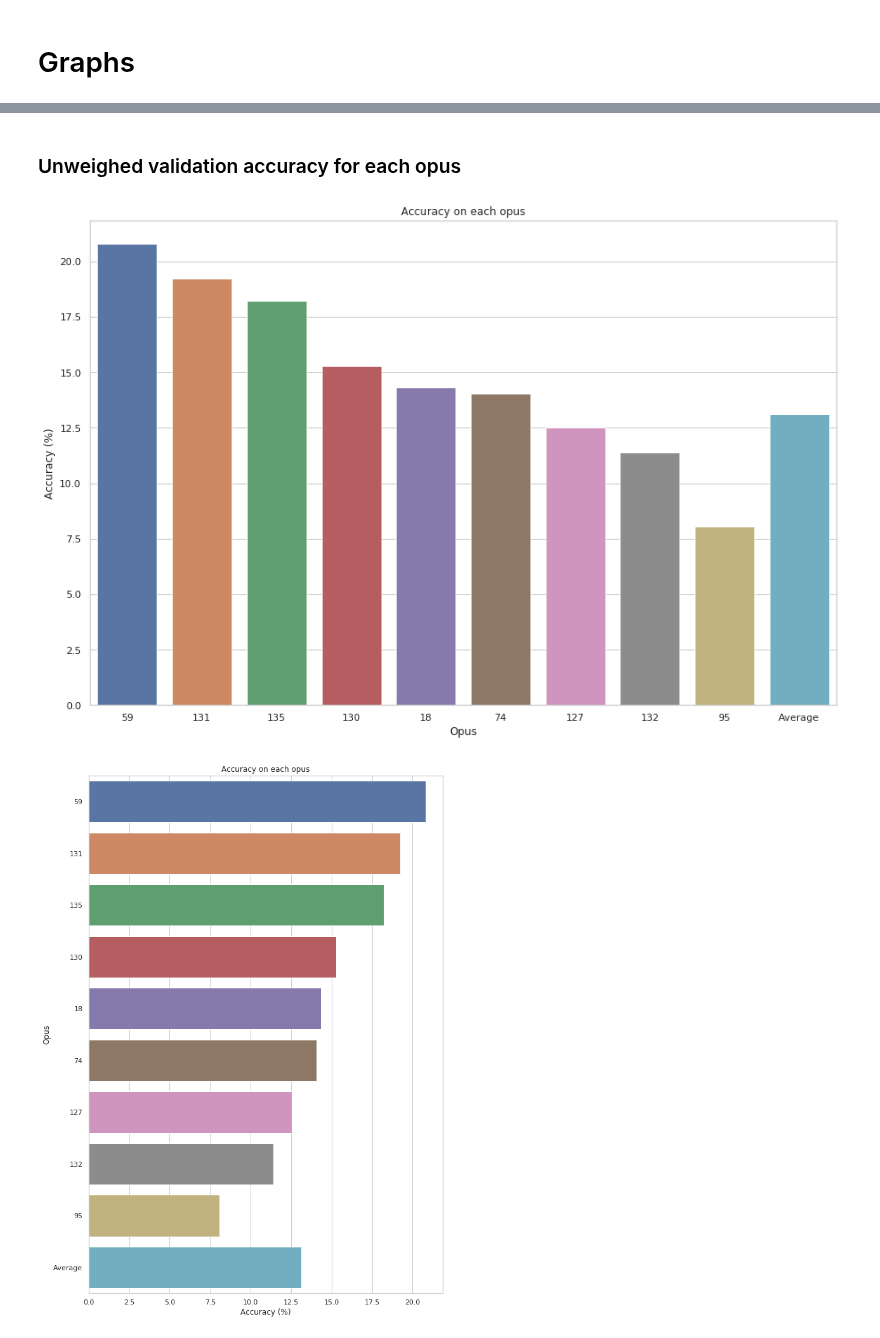
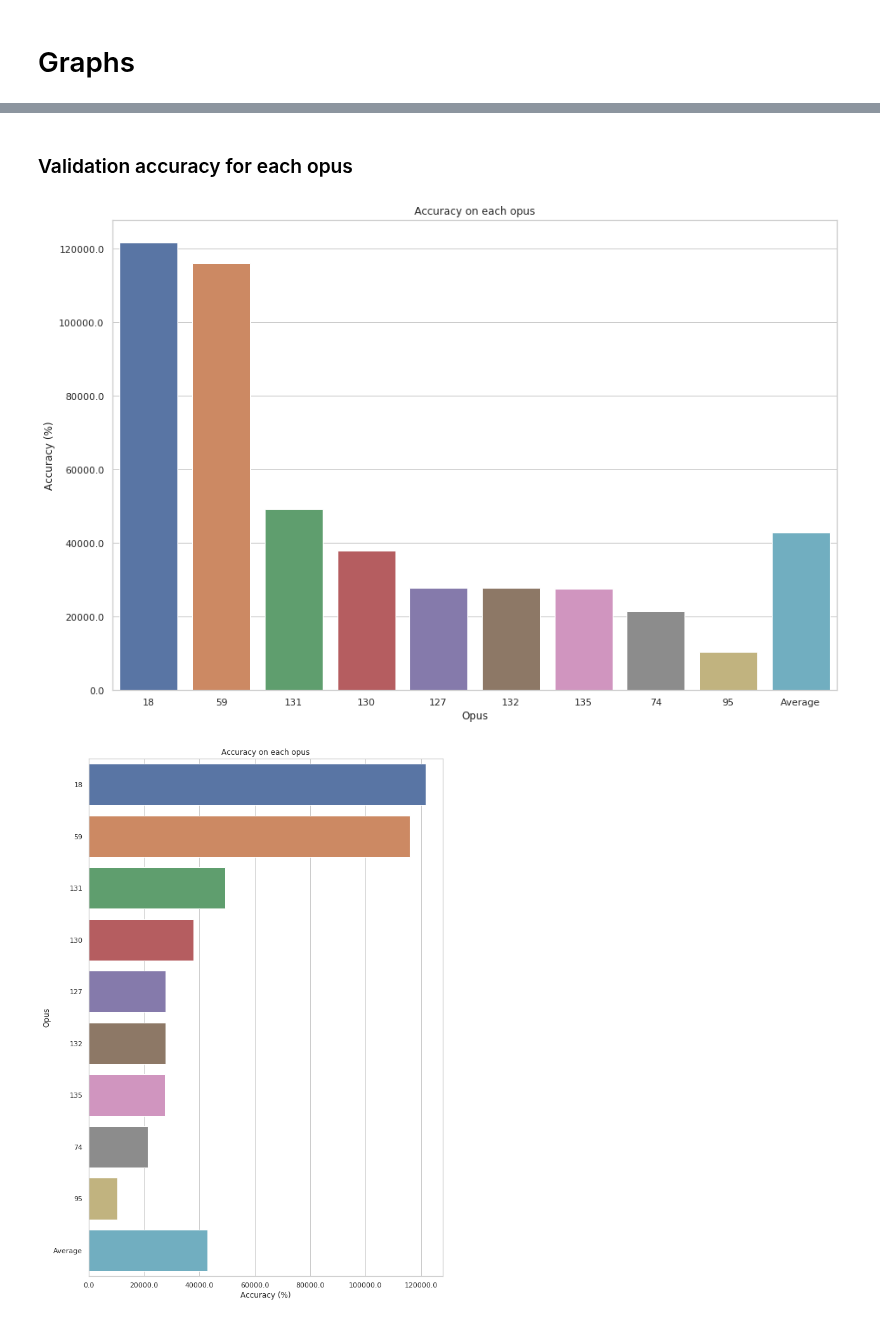
Before and after one commit to laureleo/chord-prediction, a Jupyter notebook: run-2.ipynb, the cells around one changed output, grey strips where cells are left out. Drawn from its saved outputs; the diff is of its cells as text; code cells hidden in the pictures.

Commit message:
Added naive weighing of results and correspondin graphs

```diff
--- a/run-2.ipynb
+++ b/run-2.ipynb
@@ -172,0 +174,20 @@ Done!
+# %%
+RESULTS = pd.read_csv('results/BACKUP.csv')
+for index, row in RESULTS.iterrows():
+    #Get the opus
+    opus = RESULTS.iloc[[index]].opus.values[0]
+
+    #Count the chords in it
+    weight = (data[data['op'] == opus]).shape[0]
+
+    #Multiply the metrics by the weight
+    row = RESULTS.iloc[[index]]
+    row[['val_loss', 'val_acc', 'loss', 'acc']] *= weight
+
+    #Overwrite the old data in the RESULTS
+    RESULTS.iloc[[index]] = row
+    if(index%20 == 0):
+        print("{0:.2f} percent done".format(index/RESULTS.shape[0]))
+
+print("Done!")
+pd.DataFrame.to_csv(RESULTS, './results/WEIGHED_BACKUP.csv', index=False)
@@ -175,6 +219,10 @@ Done!
 # %% [markdown]
 ### Restore result from backup
 # %%
-RESULTS = pd.read_csv('results/BACKUP.csv')
+#Select to load the weighed or the unweighed results
+#RESULTS = pd.read_csv('results/BACKUP.csv')
+RESULTS = pd.read_csv('results/WEIGHED_BACKUP.csv')
+
+#Reindex
 RESULTS = RESULTS.set_index(['reg','opus'])
 # %% [markdown]
@@ -229,7 +288,7 @@ Best score
 # %% [markdown]
-### Unweighed validation accuracy for each opus
+### Validation accuracy for each opus
 # %%
-# Select the data from the reg_value that produced the best results
+#Use the data from the reg_value that produced the best results
 best_reg = BEST.index.values[0]
 df = RESULTS.loc[best_reg]
 
@@ -241,35 +300,36 @@ for opus, fold in df.groupby(level=0):
         fold = fold.drop_duplicates(subset='val_acc')
 
         #Retrieve the scores when the val_acc was highest
-        valacc = fold[fold['val_acc'] == fold['val_acc'].max()]
+        score = fold[fold['val_acc'] == fold['val_acc'].max()]
 
         #Store
-        scores = scores.append(valacc)
+        scores = scores.append(score)
 
 #Sort scores by valacc
 scores = scores.sort_values(by='val_acc', ascending=False)
 
 #Append the average score to the individual scores
 avg = BEST.rename(index={best_reg: 'Average'})
+
 scores = scores.append(avg)
 
 sns.set_style("whitegrid")
 
 #Plot them
 fig, ax = plt.subplots(figsize=(15,10))
 sns.barplot(data=scores[['val_acc']].T)
 ax.set_title("Accuracy on each opus")
 ax.set_ylabel("Accuracy (%)")
 ax.set_xlabel("Opus")
 ax.set_yticklabels(np.around(ax.get_yticks()* 100,2))
 
 fig, ax = plt.subplots(figsize=(10,15))
 sns.barplot(data=scores[['val_acc']].T, orient='horizontal')
 ax.set_title("Accuracy on each opus")
 ax.set_xlabel("Accuracy (%)")
 ax.set_ylabel("Opus")
 ax.set_xticklabels(np.around(ax.get_xticks()* 100,2))
 plt.show()
 # %% [output]
-[figure, old version]
+[figure, new version]
-[figure, old version]
+[figure, new version]
```
Also changed, not shown: parts of 8 cells of this notebook, 1 other file.
